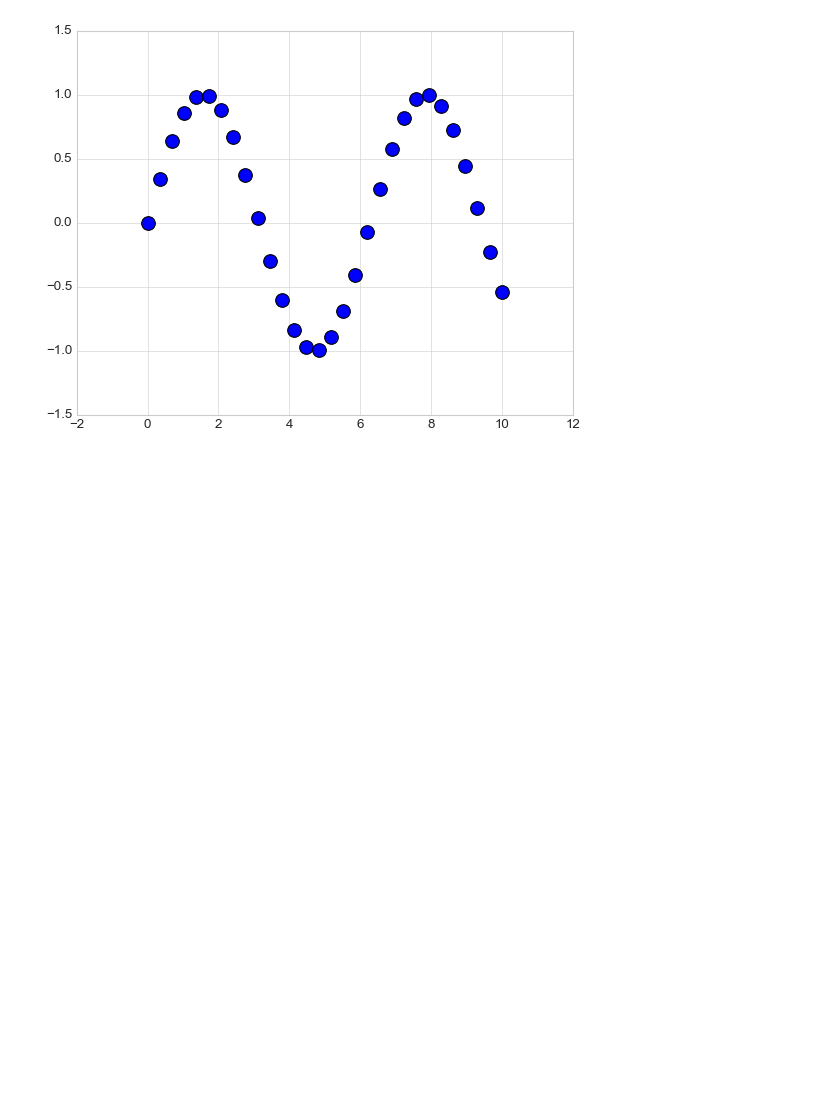
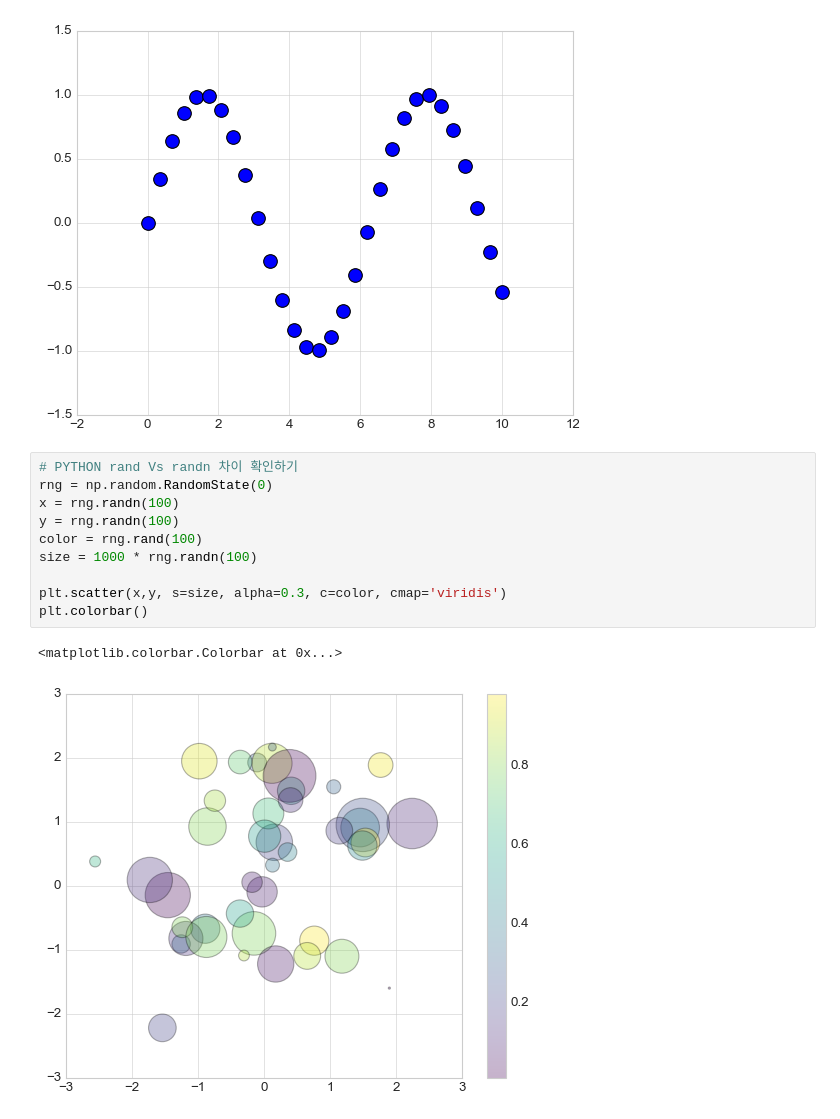
Before and after one commit to sypack1997/MS_AI_school, a Jupyter notebook: 11DAY/Matplotlib.ipynb, the cells around one changed output. Drawn from its saved outputs; the diff is of its cells as text; blank space fills up the shorter version.

```diff
--- a/11DAY/Matplotlib.ipynb
+++ b/11DAY/Matplotlib.ipynb
@@ -207,3 +206,16 @@ plt.scatter(x,y,marker='o',s=150)
 # %% [output]
 <matplotlib.collections.PathCollection at 0x...>
 [figure]
+# %%
+# PYTHON rand Vs randn 차이 확인하기
+rng = np.random.RandomState(0)
+x = rng.randn(100)
+y = rng.randn(100)
+color = rng.rand(100)
+size = 1000 * rng.randn(100)
+
+plt.scatter(x,y, s=size, alpha=0.3, c=color, cmap='viridis')
+plt.colorbar()
+# %% [output]
+<matplotlib.colorbar.Colorbar at 0x...>
+[figure, added]
```
Also changed, not shown: parts of 7 cells of this notebook, 4 other files.
